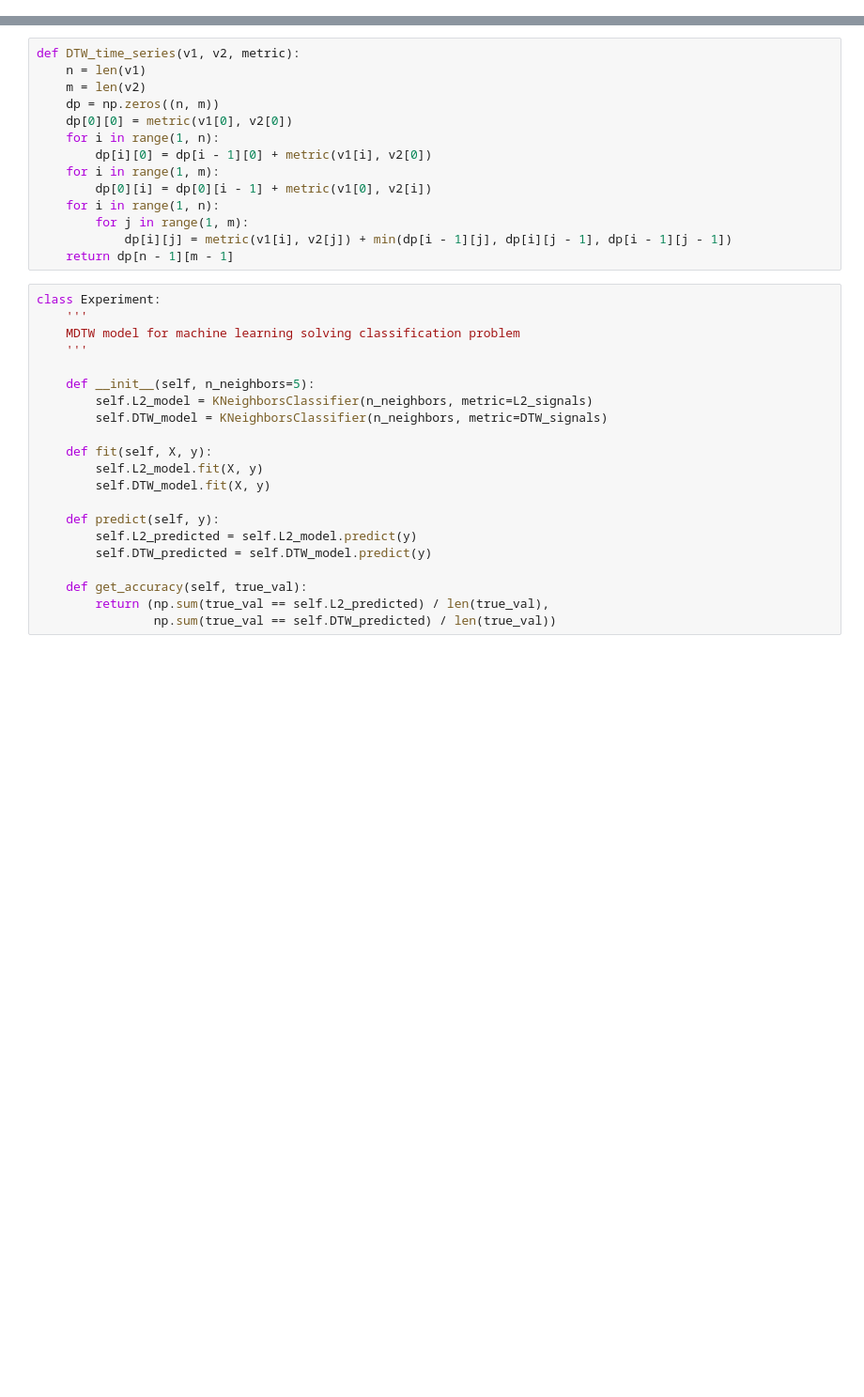
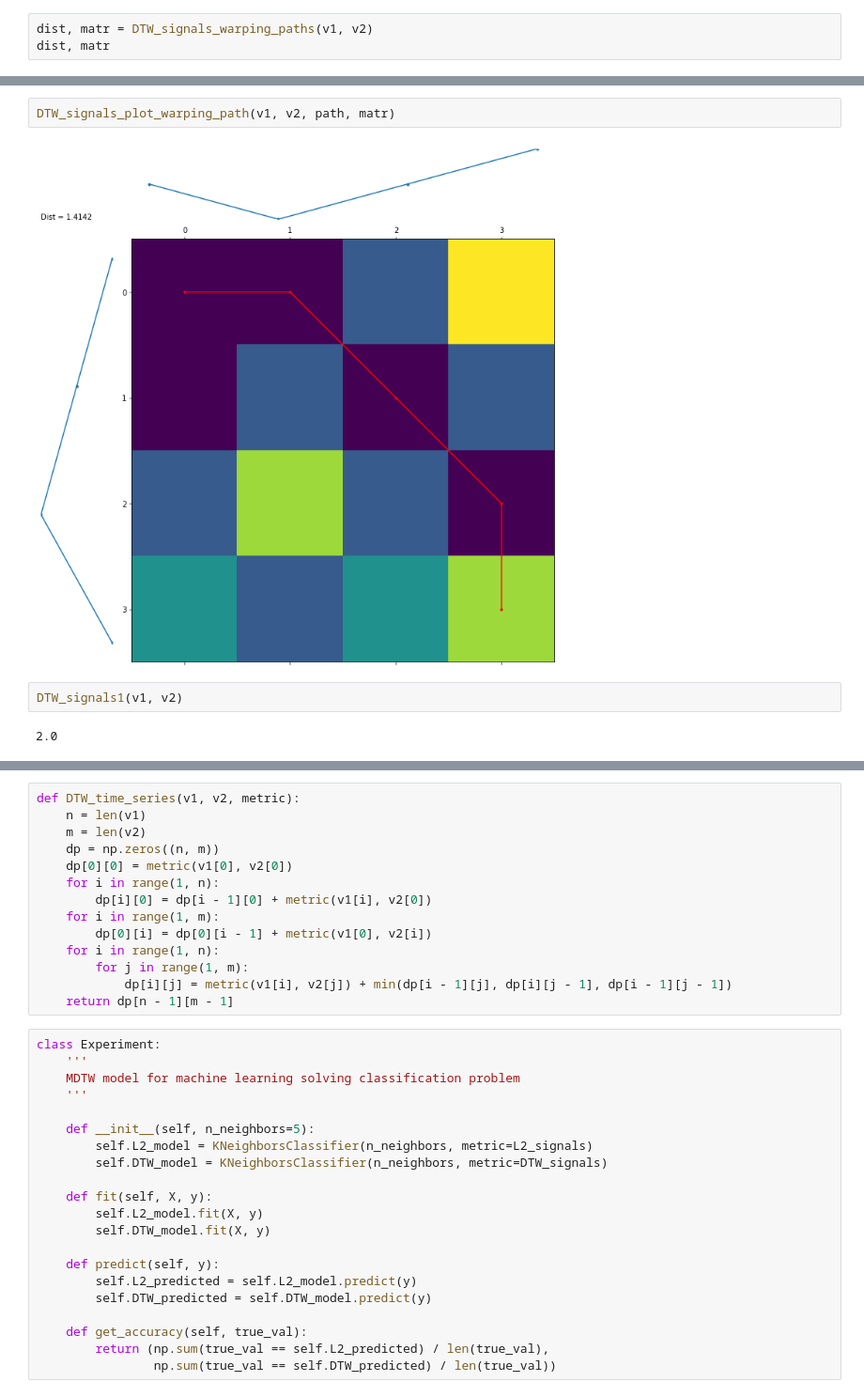
Before and after one commit to petr-kulagin/2020-Project62, a Jupyter notebook: code/DTW.ipynb, the cells around one changed output, grey strips where cells are left out. Shown at 94% size. Drawn from its saved outputs; the diff is of its cells as text; blank space fills up the shorter version.

```diff
--- a/code/DTW.ipynb
+++ b/code/DTW.ipynb
@@ -19,0 +59,3 @@ def DTW_signals(v1, v2):
+# %%
+dist, matr = DTW_signals_warping_paths(v1, v2)
+dist, matr
@@ -19,0 +77,8 @@ def DTW_signals(v1, v2):
+# %%
+DTW_signals_plot_warping_path(v1, v2, path, matr)
+# %% [output]
+[figure, added]
+# %%
+DTW_signals1(v1, v2)
+# %% [output]
+2.0
```
Also changed, not shown: parts of 11 cells of this notebook, 2 other files.
